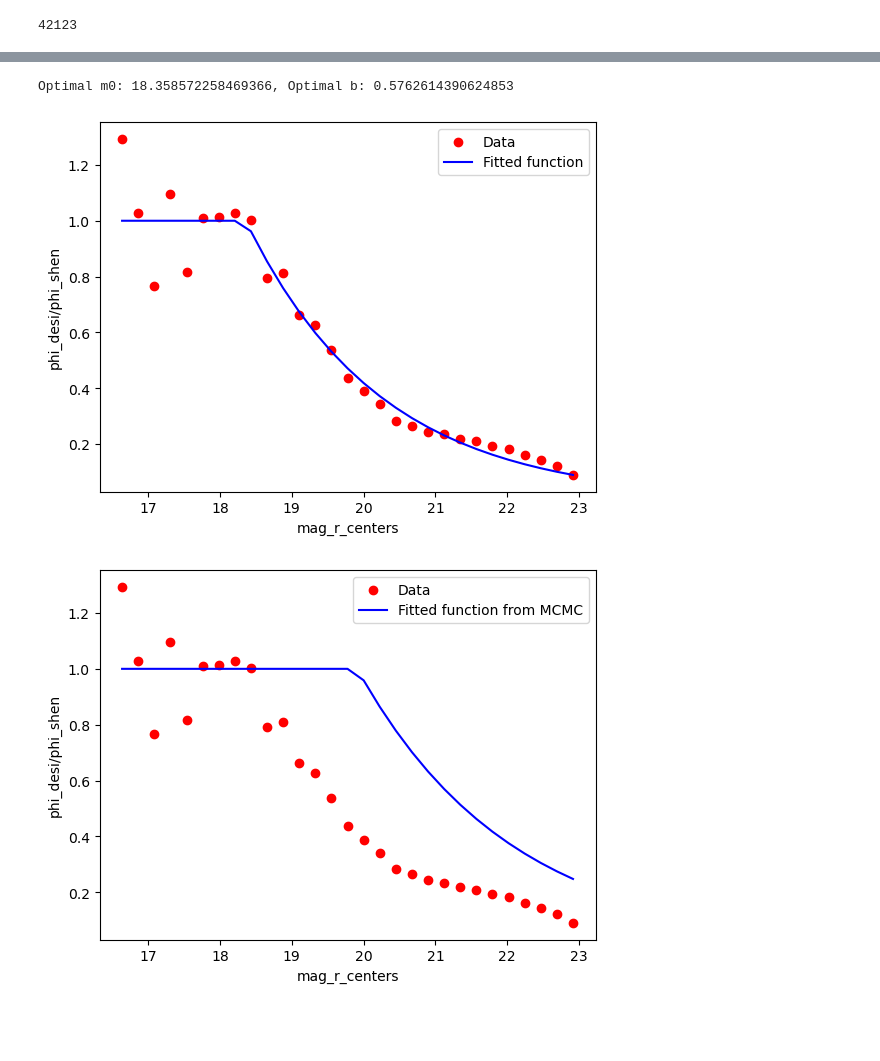
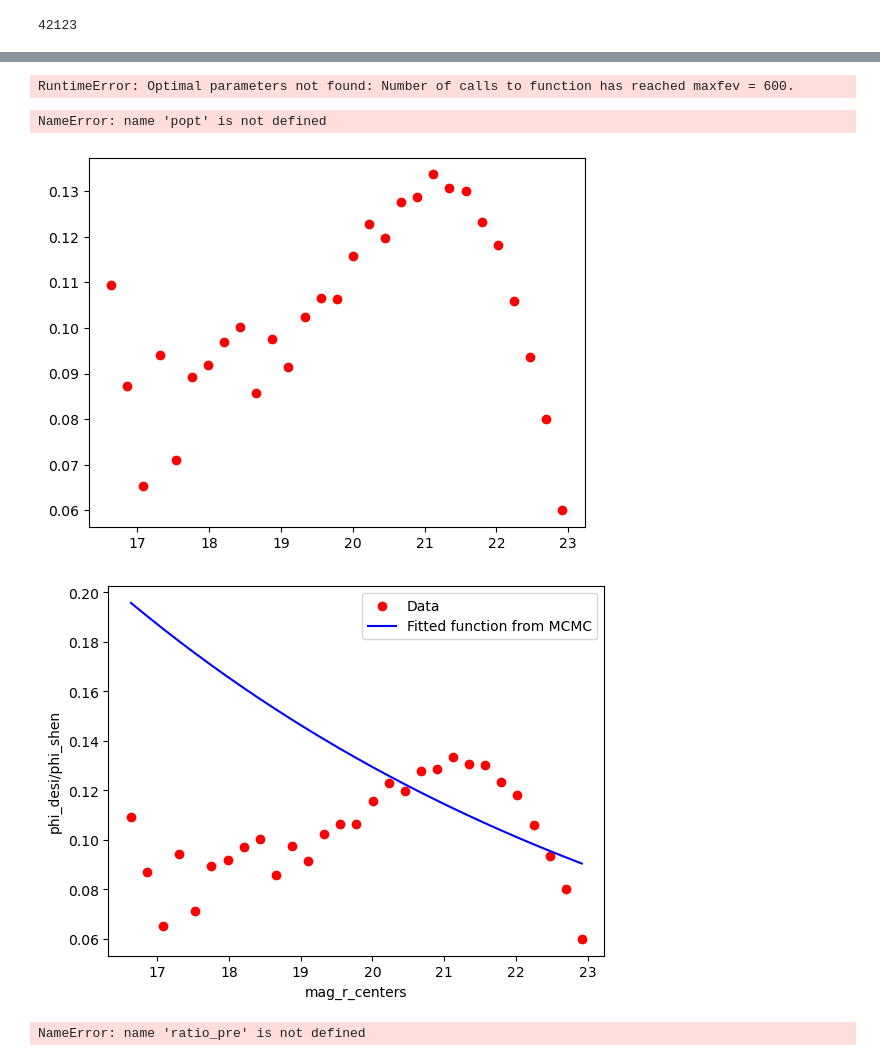
Before and after one commit to XuZhaozhong-1/DESI-ZTF, a Jupyter notebook: DESI-ZTF-2/QSO_DIS1.ipynb, the cells around one changed output, grey strips where cells are left out. Drawn from its saved outputs; the diff is of its cells as text; code cells hidden in the pictures; blank space fills up the shorter version.

```diff
--- a/DESI-ZTF-2/QSO_DIS1.ipynb
+++ b/DESI-ZTF-2/QSO_DIS1.ipynb
@@ -90,7 +90,7 @@ def comoving_volume(z1,z2):
 mag_r_centers = (mag_r_bins[:-1]+mag_r_bins[1:])/2
 phi_desi = counts_r/comoving_volume(2.3,2.4)/mag_r_bin_widths
 # phi from shen
-L = abs_mag_to_L(mag_r_centers - k_rr.mean() - d_desi.mean()-1.85)
+L = abs_mag_to_L(mag_r_centers - k_rr.mean() - d_desi.mean()-0.7784347252898912)
 phi_shen = np.array([0.4*get_phis(x,2.35,"shen20") for x in L])
 # %%
 #plt.scatter(mag_r_centers,phi_desi/phi_shen)
@@ -155,7 +155,7 @@ popt, pcov = curve_fit(eff, mag_r_centers, phi_ratio, p0=initial_guess)
 m0_opt, b_opt = popt
 print(f"Optimal m0: {m0_opt}, Optimal b: {b_opt}")
 # %% [output]
-Optimal m0: 18.358572258469366, Optimal b: 0.5762614390624853
+RuntimeError: Optimal parameters not found: Number of calls to function has reached maxfev = 600.
 # %%
 plt.scatter(mag_r_centers, phi_ratio, label='Data', color='red')
 plt.plot(mag_r_centers, eff(mag_r_centers, *popt), label='Fitted function', color='blue')
@@ -164,13 +164,23 @@ plt.ylabel('phi_desi/phi_shen')
 plt.legend()
 plt.show()
 # %% [output]
+NameError: name 'popt' is not defined
-[figure, old version]
+[figure, new version]
 # %%
 plt.scatter(mag_r_centers, phi_ratio, label='Data', color='red')
-plt.plot(mag_r_centers, eff(mag_r_centers,19.91,0.504), label='Fitted function from MCMC', color='blue')
+plt.plot(mag_r_centers, eff(mag_r_centers,3.370413166999656,0.13350996581073424), label='Fitted function from MCMC', color='blue')
 plt.xlabel('mag_r_centers')
 plt.ylabel('phi_desi/phi_shen')
 plt.legend()
 plt.show()
 # %% [output]
-[figure, old version]
+[figure, new version]
+# %%
+def eff(m, m0, b):
+    eff = np.where(m < m0, 1, 10**(-b*(m-m0)/2.5))
+    return eff
+
+m = np.linspace(17,23,10)
+ratio_pre
+# %% [output]
+NameError: name 'ratio_pre' is not defined
```
Also changed, not shown: parts of 2 cells of this notebook, 3 other files.
